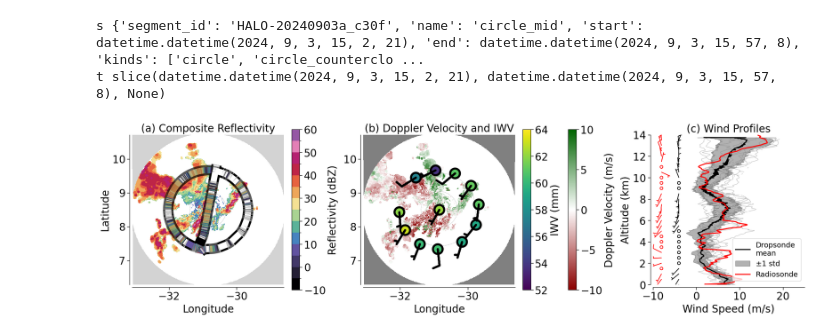
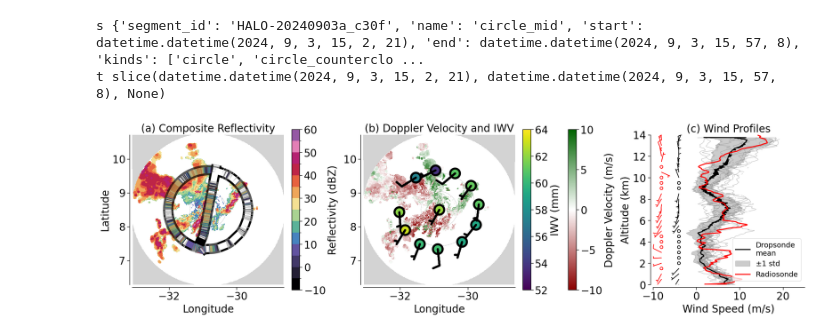
Before and after one commit to allison-wing/PICCOLO_overview_paper, a Jupyter notebook: plot_fig_seapol_HALO.ipynb, the cells around one changed output. Cells and saved outputs as stored; diff of their text form; code cells hidden in the pictures.

```diff
--- a/plot_fig_seapol_HALO.ipynb
+++ b/plot_fig_seapol_HALO.ipynb
@@ -223,7 +223,7 @@ radio_case = ds_radiosondes.sel(launch_time=slice('2024-09-03T15:05', '2024-09-0
 # %%
 # Colormap
 vel_cmap = LinearSegmentedColormap.from_list('redgreen', ['darkred', 'white', 'darkgreen'], N=256)
-vel_cmap.set_bad(color='gray')
+vel_cmap.set_bad(color='lightgray')
 vel_cmap.set_under(color='white')
 
 vel_masked = grid_vel.where(map.notnull())
@@ -399,7 +399,7 @@ axs[2].plot(mean_wspd_uv_drop, drops_case.altitude/1000, color='black', linewidt
 axs[2].fill_betweenx(drops_case.altitude/1000,
                      mean_wspd_uv_drop - std_wspd_uv_drop,
                      mean_wspd_uv_drop + std_wspd_uv_drop,
-                     color='black', alpha=0.3, label='±1 std')
+                     color='black', alpha=0.2, label='±1 std')
 
 #Adding barbs along the left side of thge vertical profile panel
 alt_barb_drop = np.arange(0, drops_case.altitude.max().values/1000, 0.5)
@@ -420,31 +420,31 @@ mean_wspd_uv_radio = np.sqrt(mean_u_radio**2 + mean_v_radio**2)
 std_wspd_uv_radio  = np.sqrt(radio_case.u**2 + radio_case.v**2).std(dim='launch_time')
 mean_wdir_uv_radio = (np.degrees(np.arctan2(-mean_u_radio, -mean_v_radio)) % 360)
 
 axs[2].plot(mean_wspd_uv_radio, radio_case.height/1000, color='red', linewidth=2, label='Radiosonde')
 
 alt_barb_radio = np.arange(0, 14, 0.5)
 alt_m_radio = alt_barb_radio * 1000
 mean_wspd_uv_radio_barb = mean_wspd_uv_radio.sel(height=alt_m_radio, method='nearest')
 mean_wdir_uv_radio_barb = mean_wdir_uv_radio.sel(height=alt_m_radio, method='nearest')
 u_barb_radio, v_barb_radio = wdir_wspd_to_uv(mean_wdir_uv_radio_barb.values, mean_wspd_uv_radio_barb.values)
 axs[2].barbs(np.full_like(alt_barb_radio, -8), alt_barb_radio, u_barb_radio, v_barb_radio,
              length=6, color='red', zorder=5)
 
 axs[2].set_xlim(-10, 25)
 axs[2].set_ylim(0, 14)
 axs[2].set_xlabel('Wind Speed (m/s)', fontsize=LABEL)
 axs[2].set_ylabel('Altitude (km)', fontsize=LABEL)
 axs[2].tick_params(axis='both', labelsize=TICK)
 axs[2].legend(fontsize=LEG, loc='lower right')
 #axs[2].grid(True, linestyle='--', alpha=0.5)
 axs[2].set_title('(c) Wind Profiles', fontsize=TITLE)
 
 sns.set_context('paper')
 sns.despine(offset=5)
 sns.despine(ax=cbar_a.ax, left=True, bottom=True, right=True, top=True)
 sns.despine(ax=cbar_b.ax, left=True, bottom=True, right=True, top=True)
 sns.despine(ax=cbar_iwv.ax, left=True, bottom=True, right=True, top=True)
 
 plt.savefig('./figures/Fig_Seapol_HALO.pdf', bbox_inches='tight', dpi=200)
 # %% [output]
-[figure, old version]
+[figure, new version]
```
Also changed, not shown: 3 other files.
